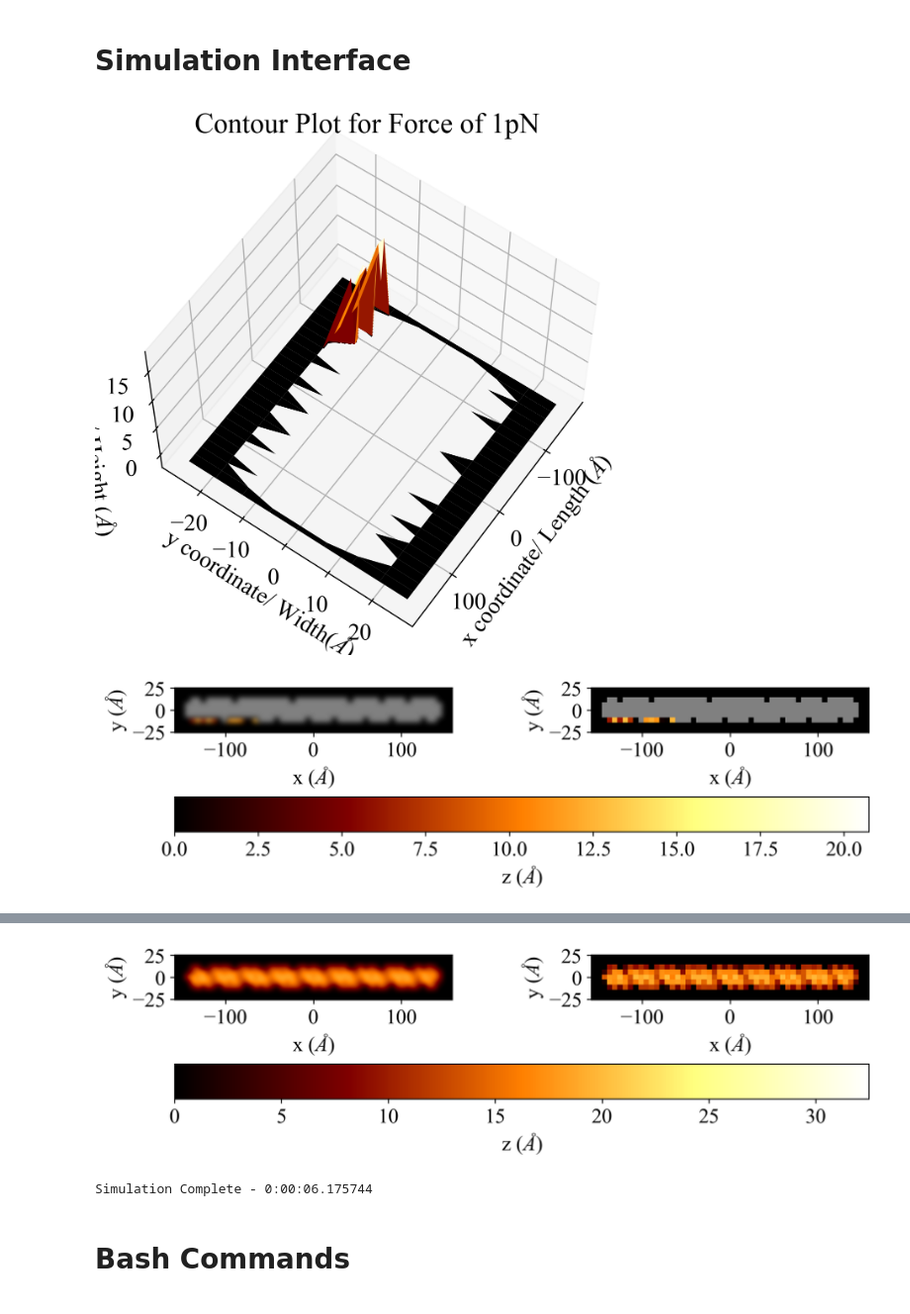
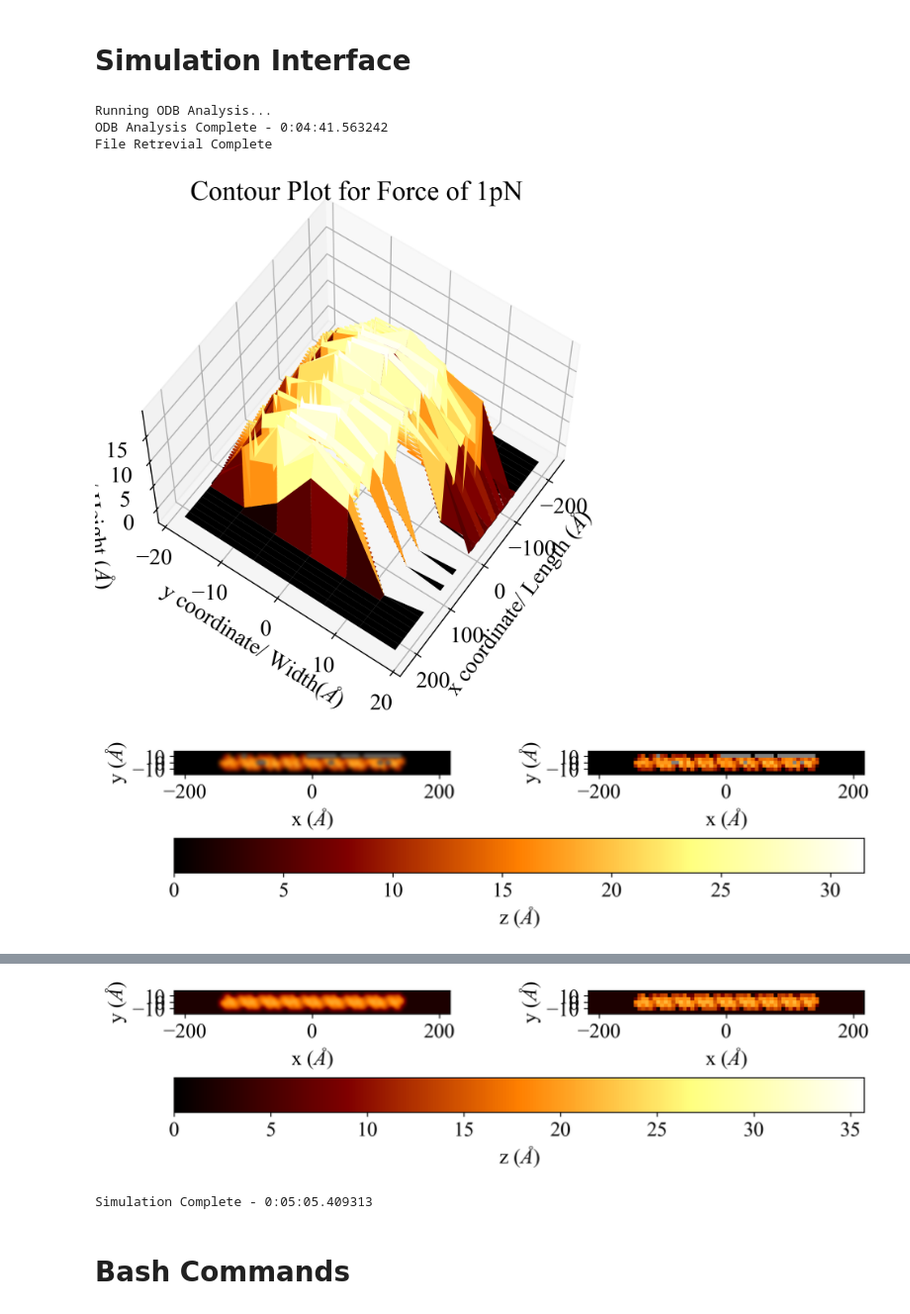
Before and after one commit to Joshua-Giblin-Burnham/ABAQUSAFMSimulations, a Jupyter notebook: AFM ABAQUS Simulation.ipynb, the cells around one changed output, grey strips where cells are left out. Shown at 99% size. Drawn from its saved outputs; the diff is of its cells as text; code cells hidden in the pictures.

```diff
--- a/AFM ABAQUS Simulation.ipynb
+++ b/AFM ABAQUS Simulation.ipynb
@@ -2028,9 +2014,9 @@ def AFMSimulation(host, port, username, password, remotePath, localPath, abqComm
 # %% [markdown]
 # Simulation Interface
 # %%
-False#  --------------------------------------------Remote Sever Variables-----------------------------------------------------
+#  --------------------------------------------Remote Sever Variables-----------------------------------------------------
 host = "kathleen.rc.ucl.ac.uk"
-# host = "myriad.rc.ucl.ac.uk"
+host = "myriad.rc.ucl.ac.uk"
 port = 22
 username = "zcapjgi"
 password = "jos.Giblj003.315/Burnj003.315"
@@ -2053,7 +2039,7 @@ abqCommand  = 'module load abaqus/2017 \n abaqus cae -noGUI'
 #  -----------------------------------------------Submission Variables-----------------------------------------------------
 fileName = 'AFMRasterScan-Pos'
 subData  = ['24:0:0', '4G', '80']
-abqDir   = '/ABAQUS/AFM_Simulations/DNASimulation-1'
+abqDir   = '/ABAQUS/AFM_Simulations/DNASimulation-0'
 
 localPath  = os.getcwd()
 remotePath = scratch + abqDir
@@ -2086,35 +2072,38 @@ meshBase     = 2                                 # (x10^-10 m / Angstroms)
 meshIndentor = 0.6    #0.35                      # (x10^-10 m / Angstroms)
 
 
 #  -------------------------------------------Simulation Script----------------------------------------------------------
 AFMSimulation(host, port, username, password, remotePath, localPath, abqCommand, fileName, subData,
             pdb, rotation, surfaceApprox, indentorType, rIndentor, theta_degrees, tip_length,
             indentionDepth, forceRef, contrast, binSize, clearance, meshSurface, meshBase, meshIndentor,
             timePeriod, timeInterval,
 
             Preprocess    = False,
 
             Submission  = True,
             Transfer    = False,
             Part        = False,
             Input       = False,
             Batch       = False,
             Queue       = False,
-            Analysis    = False,
-            Retrieval   = False,
+            Analysis    = True,
+            Retrieval   = True,
 
             Postprocess = True,
             ReturnData  = False,
 
             HSPlot        = True,
             MolecularView = False,
             DotPlot       = False,
             DataPlot      = False,
 
             Noise        = [0,0,0.15],
             ImagePadding = 1,
-            SaveImages = localPath
+            # SaveImages = localPath
             )
 # %% [output]
+Running ODB Analysis...
+ODB Analysis Complete - 0:04:41.563242
+File Retrevial Complete
-[figure, old version]
+[figure, new version]
-[figure, old version]
+[figure, new version]
@@ -2122,5 +2111,5 @@ AFMSimulation(host, port, username, password, remotePath, localPath, abqCommand,
-[figure, old version]
+[figure, new version]
-Simulation Complete - 0:00:06.175744
+Simulation Complete - 0:05:05.409313
 # %% [markdown]
 # Bash Commands
 # %%
```
Also changed, not shown: parts of 3 cells of this notebook, 4 other files.
